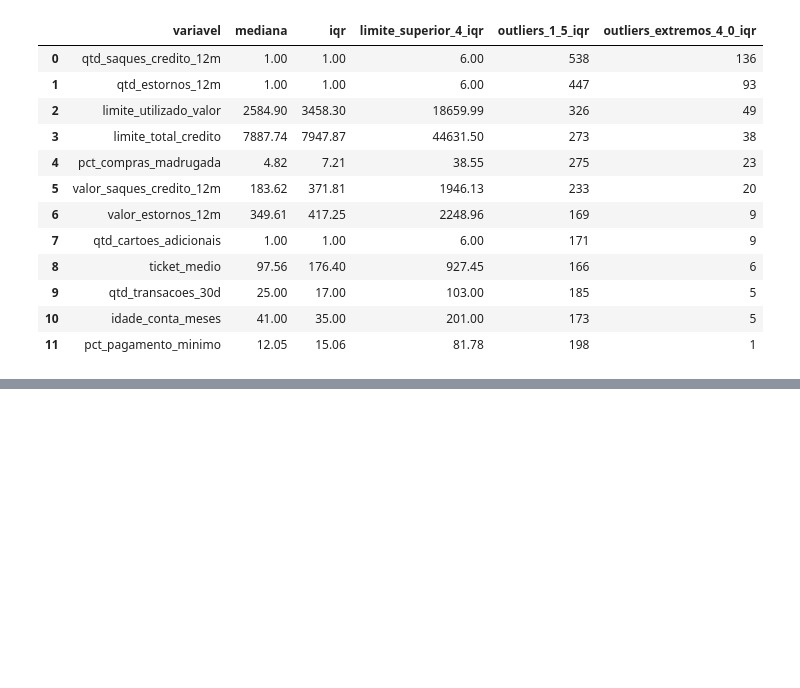
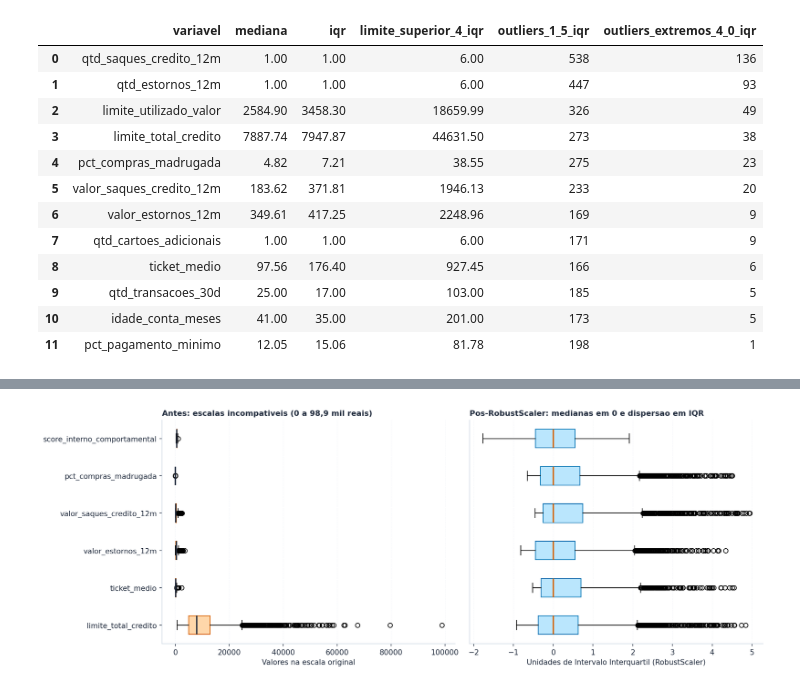
Before and after one commit to caioceo/unsupervised-fraud-detection, a Jupyter notebook: notebooks/notebooks.ipynb, the cells around one changed output, grey strips where cells are left out. Drawn from its saved outputs; the diff is of its cells as text; code cells hidden in the pictures; blank space fills up the shorter version.

Commit message:
feat(preprocessamento): aplica RobustScaler nas variaveis numericas e compara escalas (fig06)

```diff
--- a/notebooks/notebooks.ipynb
+++ b/notebooks/notebooks.ipynb
@@ -345,0 +359,45 @@ Registros retidos para escalonamento e clusterizacao: 4644 (92.88%)
+# %%
+robust_scaler = RobustScaler()
+df_scaled = df_no_outliers.copy()
+df_scaled[kept_numeric_cols] = robust_scaler.fit_transform(df_no_outliers[kept_numeric_cols])
+
+compare_cols = [
+    "limite_total_credito",
+    "ticket_medio",
+    "valor_estornos_12m",
+    "valor_saques_credito_12m",
+    "pct_compras_madrugada",
+    "score_interno_comportamental",
+]
+
+fig, axs = plt.subplots(1, 2, figsize=(14, 5.2))
+axs[0].boxplot(
+    [raw_df[c] for c in compare_cols],
+    vert=False,
+    tick_labels=compare_cols,
+    patch_artist=True,
+    boxprops={"facecolor": "#FED7AA", "edgecolor": util.COLOR_ALERT},
+    medianprops={"color": util.COLOR_DARK, "linewidth": 1.8},
+)
+axs[0].set_title("Antes: escalas incompativeis (0 a 98,9 mil reais)", loc="left", fontsize=10.5)
+axs[0].set_xlabel("Valores na escala original")
+axs[0].grid(axis="x", alpha=0.4)
+
+axs[1].boxplot(
+    [df_scaled[c] for c in compare_cols],
+    vert=False,
+    tick_labels=compare_cols,
+    patch_artist=True,
+    boxprops={"facecolor": "#BAE6FD", "edgecolor": util.COLOR_HIGHLIGHT},
+    medianprops={"color": util.COLOR_ALERT, "linewidth": 1.8},
+)
+axs[1].set_title("Pos-RobustScaler: medianas em 0 e dispersao em IQR", loc="left", fontsize=10.5)
+axs[1].set_xlabel("Unidades de Intervalo Interquartil (RobustScaler)")
+axs[1].set_yticks([])
+axs[1].grid(axis="x", alpha=0.4)
+
+plt.tight_layout()
+fig.savefig("../reports/figures/fig06_comparacao_robust_scaler.png")
+plt.show()
+# %% [output]
+[figure, added]
```
Also changed, not shown: parts of 1 cell of this notebook, 2 other files.
